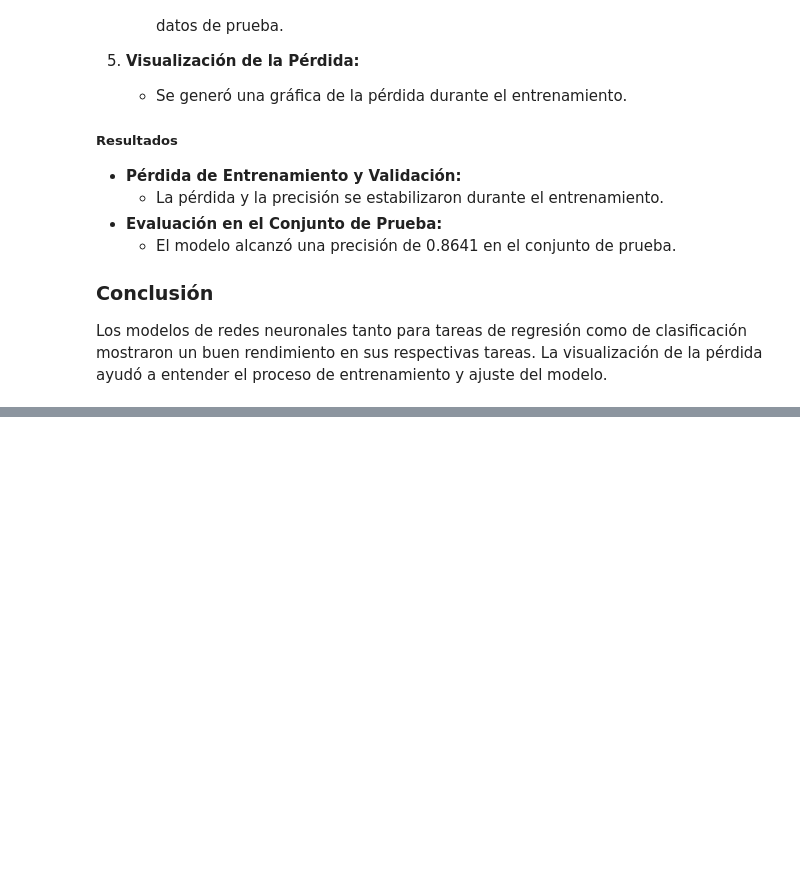
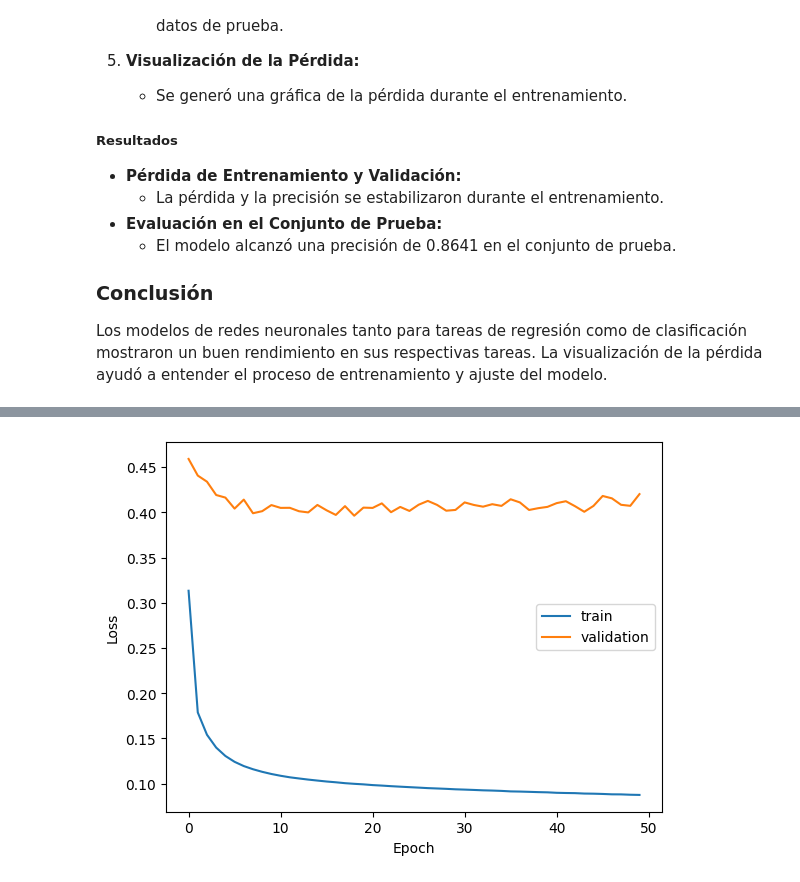
Before and after one commit to MateoGraviFiorino/MachineLearning---AA1--Gauto---GraviFiorino---TP, a Jupyter notebook: AA1-GraviFiorino-Gauto.ipynb, the cells around one changed output, grey strips where cells are left out. Cells and saved outputs as stored; diff of their text form; code cells hidden in the pictures; blank space fills up the shorter version.

```diff
--- a/AA1-GraviFiorino-Gauto.ipynb
+++ b/AA1-GraviFiorino-Gauto.ipynb
@@ -2888,0 +3126,8 @@ Test Accuracy: 0.8438
+# %%
+# Realizar la optimización con Optuna
+study = optuna.create_study(direction='minimize')
+study.optimize(objective, n_trials=5)
+
+# Obtener los mejores hiperparámetros
+best_params = study.best_params
+print(f"Mejores hiperparámetros: {best_params}")
@@ -2888,0 +3142,21 @@ Test Accuracy: 0.8438
+# %%
+# Construir el modelo con los mejores hiperparámetros
+def create_best_model():
+    model = Sequential()
+    model.add(InputLayer(input_shape=(x_train_scaled.shape[1],)))
+    for _ in range(best_params['n_layers']):
+        model.add(Dense(best_params['n_units'], activation='relu'))
+    model.add(Dense(1, activation='linear'))
+
+    optimizer = Adam(learning_rate=best_params['learning_rate'])
+    model.compile(optimizer=optimizer, loss='mean_squared_error')
+    return model
+# %%
+# Entrenar el modelo con los mejores hiperparámetros
+best_model = create_best_model()
+history = best_model.fit(x_train_scaled, df_y_train, validation_data=(X_valid, y_valid), epochs=50, batch_size=16, verbose=1)
+
+# Evaluar el modelo
+predictions = best_model.predict(X_test_scaled)
+mse = mean_squared_error(df_y_test, predictions)
+print(f"Test MSE: {mse:.4f}")
@@ -2888,0 +3182,10 @@ Test Accuracy: 0.8438
+# %%
+# Graficar la pérdida
+plt.plot(history.history['loss'], label='train')
+plt.plot(history.history['val_loss'], label='validation')
+plt.xlabel('Epoch')
+plt.ylabel('Loss')
+plt.legend()
+plt.show()
+# %% [output]
+[figure, added]
```
Also changed, not shown: parts of 35 cells of this notebook.
